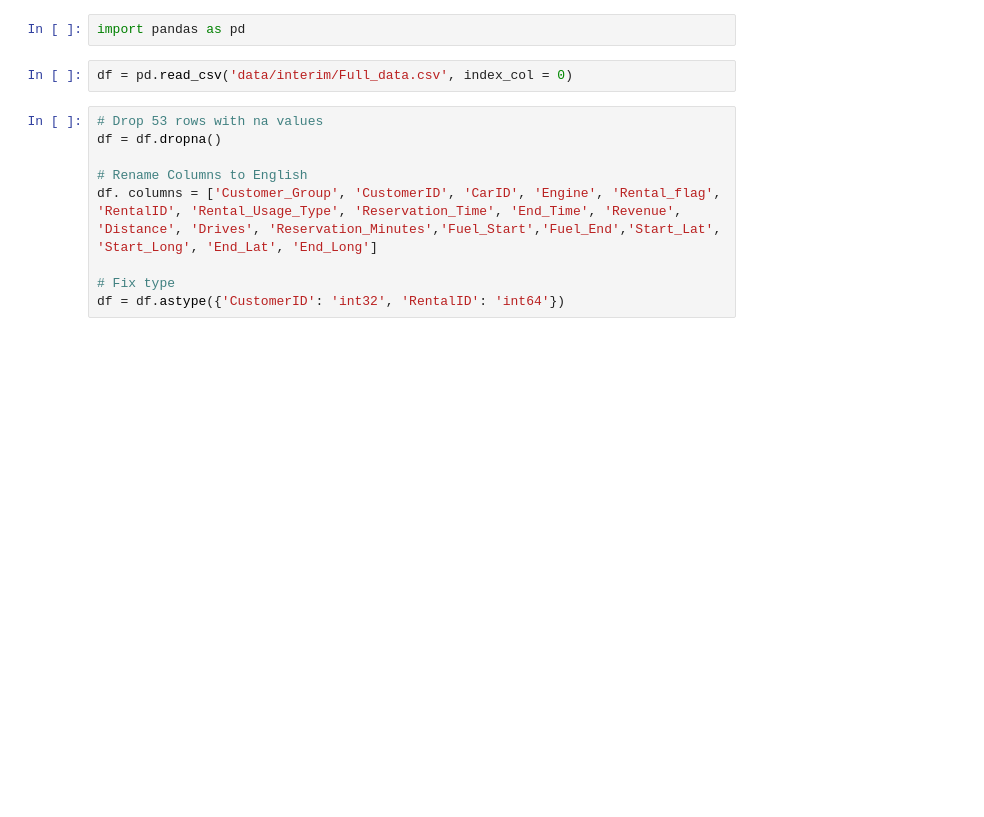
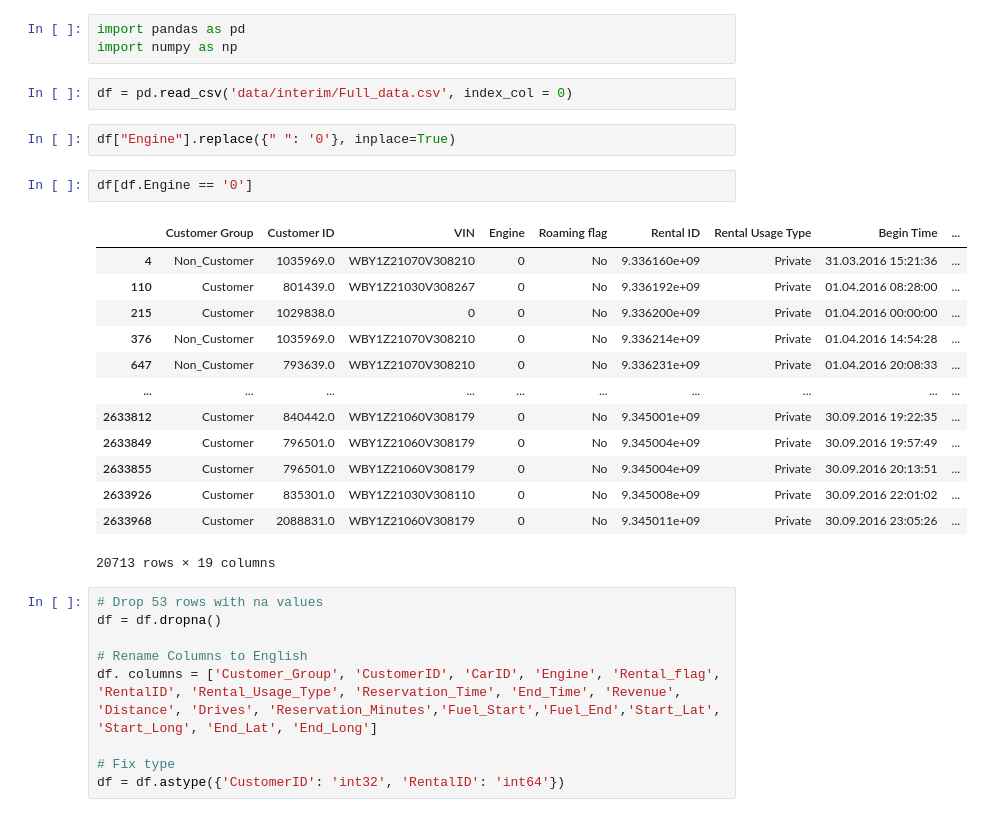
Before and after one commit to Bogeluno/GNN_Thesis, a Jupyter notebook: notebooks/ForData.ipynb, the cells around one changed output. Cells and saved outputs as stored; diff of their text form; blank space fills up the shorter version.

```diff
--- a/notebooks/ForData.ipynb
+++ b/notebooks/ForData.ipynb
@@ -1,7 +1,26 @@
 # %%
 import pandas as pd
+import numpy as np
 # %%
 df = pd.read_csv('data/interim/Full_data.csv', index_col = 0)
+# %%
+df["Engine"].replace({" ": '0'}, inplace=True)
+# %%
+df[df.Engine == '0']
+# %% [output]
+|  | Customer Group | Customer ID | VIN | Engine | Roaming flag | Rental ID | Rental Usage Type | Begin Time | ... |
+| 4 | Non_Customer | 1035969.0 | WBY1Z21070V308210 | 0 | No | 9.336160e+09 | Private | 31.03.2016 15:21:36 | ... |
+| 110 | Customer | 801439.0 | WBY1Z21030V308267 | 0 | No | 9.336192e+09 | Private | 01.04.2016 08:28:00 | ... |
+| 215 | Customer | 1029838.0 | 0 | 0 | No | 9.336200e+09 | Private | 01.04.2016 00:00:00 | ... |
+| 376 | Non_Customer | 1035969.0 | WBY1Z21070V308210 | 0 | No | 9.336214e+09 | Private | 01.04.2016 14:54:28 | ... |
+| 647 | Non_Customer | 793639.0 | WBY1Z21070V308210 | 0 | No | 9.336231e+09 | Private | 01.04.2016 20:08:33 | ... |
+| ... | ... | ... | ... | ... | ... | ... | ... | ... | ... |
+| 2633812 | Customer | 840442.0 | WBY1Z21060V308179 | 0 | No | 9.345001e+09 | Private | 30.09.2016 19:22:35 | ... |
+| 2633849 | Customer | 796501.0 | WBY1Z21060V308179 | 0 | No | 9.345004e+09 | Private | 30.09.2016 19:57:49 | ... |
+| 2633855 | Customer | 796501.0 | WBY1Z21060V308179 | 0 | No | 9.345004e+09 | Private | 30.09.2016 20:13:51 | ... |
+| 2633926 | Customer | 835301.0 | WBY1Z21030V308110 | 0 | No | 9.345008e+09 | Private | 30.09.2016 22:01:02 | ... |
+| 2633968 | Customer | 2088831.0 | WBY1Z21060V308179 | 0 | No | 9.345011e+09 | Private | 30.09.2016 23:05:26 | ... |
+20713 rows × 19 columns
 # %%
 # Drop 53 rows with na values
 df = df.dropna()
```
Also changed, not shown: parts of 6 cells of this notebook, 3 other files.
